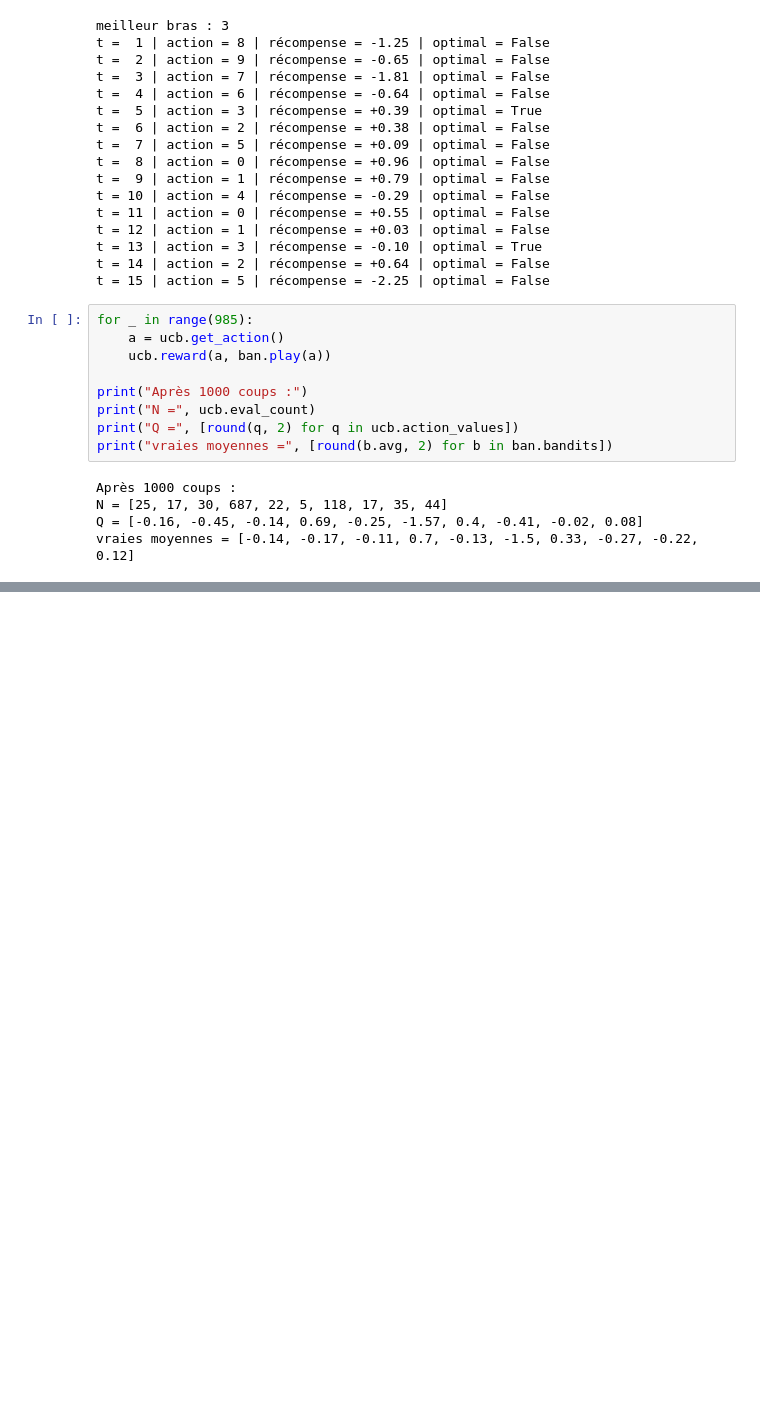
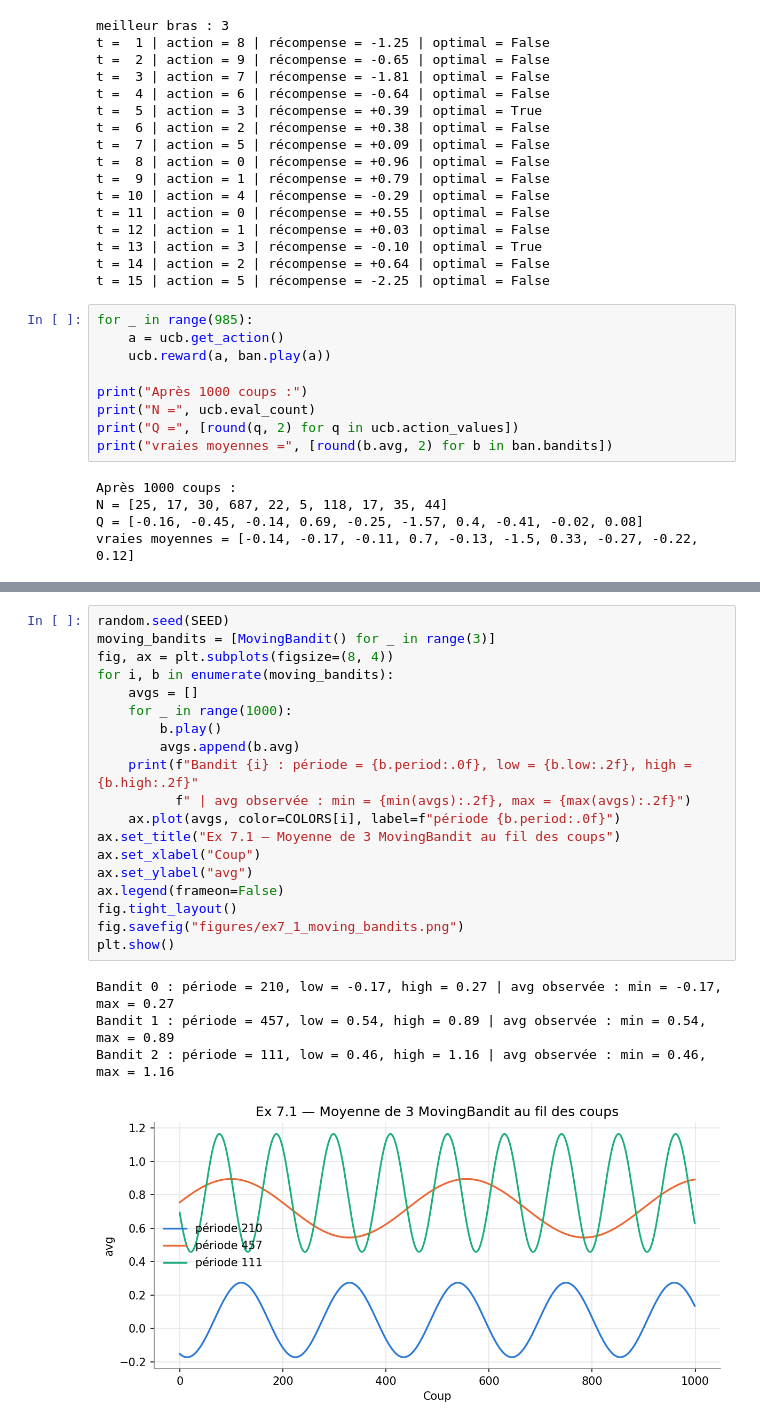
Before and after one commit to ElSyna/M2-T1-ML-Bandit-Manchot, a Jupyter notebook: tp_bandit.ipynb, the cells around one changed output, grey strips where cells are left out. Cells and saved outputs as stored; diff of their text form; blank space fills up the shorter version.

```diff
--- a/tp_bandit.ipynb
+++ b/tp_bandit.ipynb
@@ -398,0 +564,24 @@ vraies moyennes = [-0.14, -0.17, -0.11, 0.7, -0.13, -1.5, 0.33, -0.27, -0.22, 0.
+# %%
+random.seed(SEED)
+moving_bandits = [MovingBandit() for _ in range(3)]
+fig, ax = plt.subplots(figsize=(8, 4))
+for i, b in enumerate(moving_bandits):
+    avgs = []
+    for _ in range(1000):
+        b.play()
+        avgs.append(b.avg)
+    print(f"Bandit {i} : période = {b.period:.0f}, low = {b.low:.2f}, high = {b.high:.2f}"
+          f" | avg observée : min = {min(avgs):.2f}, max = {max(avgs):.2f}")
+    ax.plot(avgs, color=COLORS[i], label=f"période {b.period:.0f}")
+ax.set_title("Ex 7.1 — Moyenne de 3 MovingBandit au fil des coups")
+ax.set_xlabel("Coup")
+ax.set_ylabel("avg")
+ax.legend(frameon=False)
+fig.tight_layout()
+fig.savefig("figures/ex7_1_moving_bandits.png")
+plt.show()
+# %% [output]
+Bandit 0 : période = 210, low = -0.17, high = 0.27 | avg observée : min = -0.17, max = 0.27
+Bandit 1 : période = 457, low = 0.54, high = 0.89 | avg observée : min = 0.54, max = 0.89
+Bandit 2 : période = 111, low = 0.46, high = 1.16 | avg observée : min = 0.46, max = 1.16
+[figure, added]
```
Also changed, not shown: parts of 17 cells of this notebook, 8 other files.
